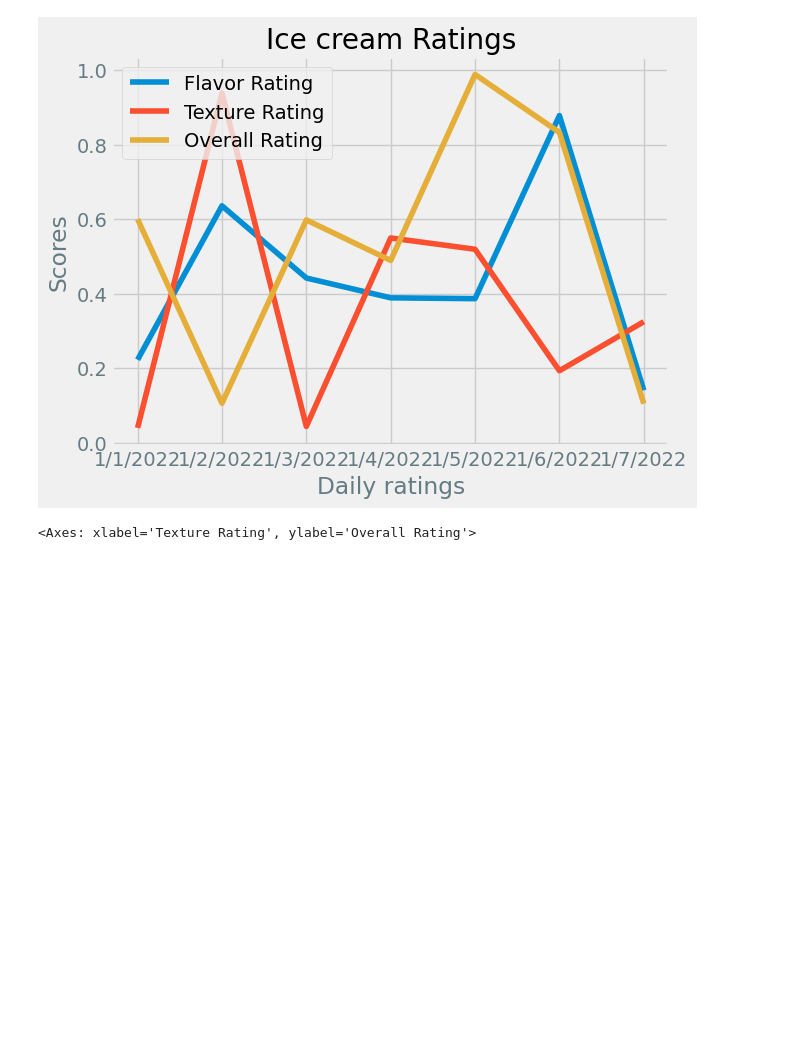
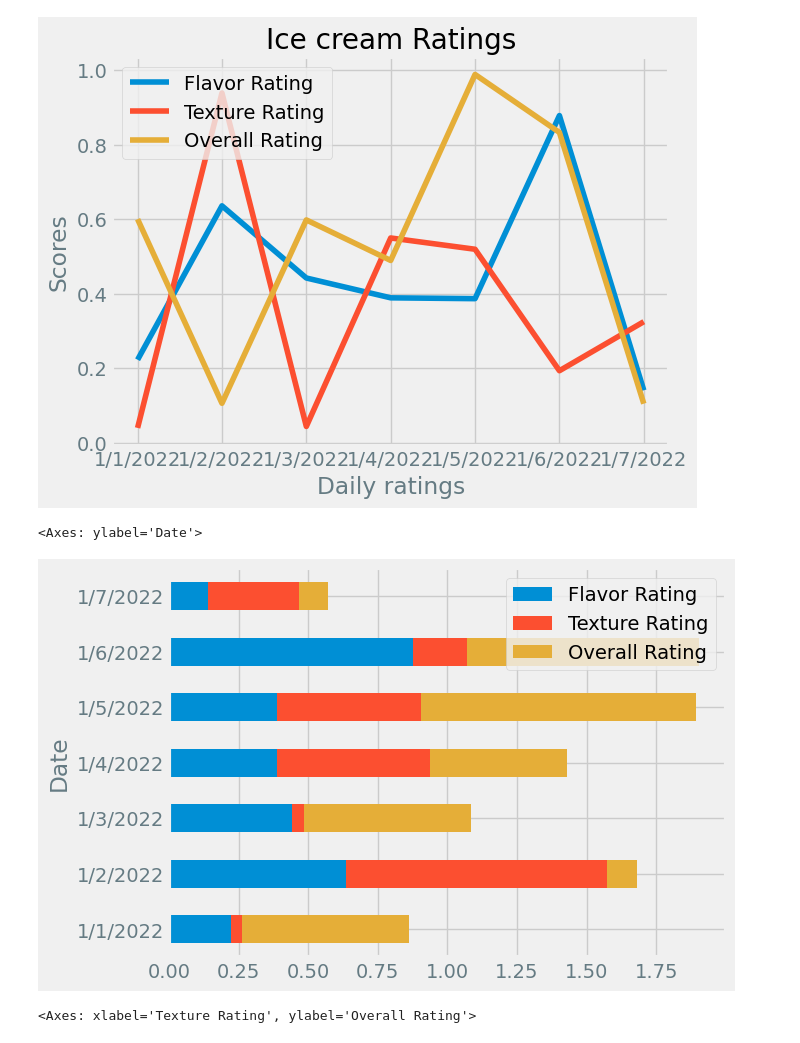
Before and after one commit to ganeshs02/Python_Assignments_Philomath, a Jupyter notebook: Pandas tutorails/Pandas Day6.(Visualizations).ipynb, the cells around one changed output. Cells and saved outputs as stored; diff of their text form; code cells hidden in the pictures; blank space fills up the shorter version.

Commit message:
Added pandas visualizations assignmnent

```diff
--- a/Pandas tutorails/Pandas Day6.(Visualizations).ipynb
+++ b/Pandas tutorails/Pandas Day6.(Visualizations).ipynb
@@ -39,10 +39,13 @@ df.plot(kind='line',title = 'Ice cream Ratings',xlabel='Daily ratings',ylabel='S
 # %%
 #Bar Plot  - to make bar charts,by default it is 'vertical'
 
 #df.plot(kind='bar') #for normal bar plot
 #df.plot(kind="bar",stacked=True) #for stacked bar plot
 #df['Flavor Rating'].plot(kind='bar') #only for perticular column
-#df.plot.barh(stacked=True) #for horizontal barchart
+df.plot.barh(stacked=True) #for horizontal barchart
+# %% [output]
+<Axes: ylabel='Date'>
+[figure, added]
 # %%
 #Scatter plot - To print Scatter plot charts
 
```
